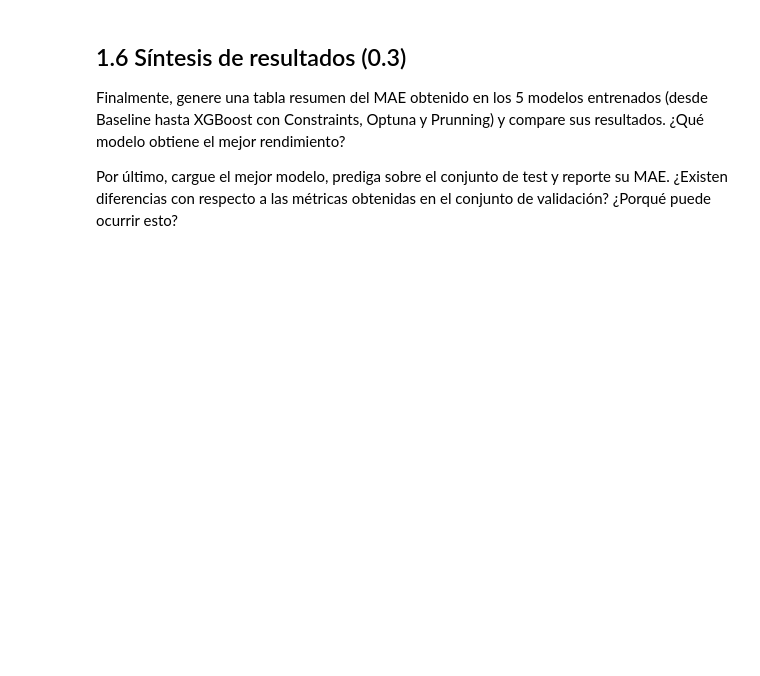
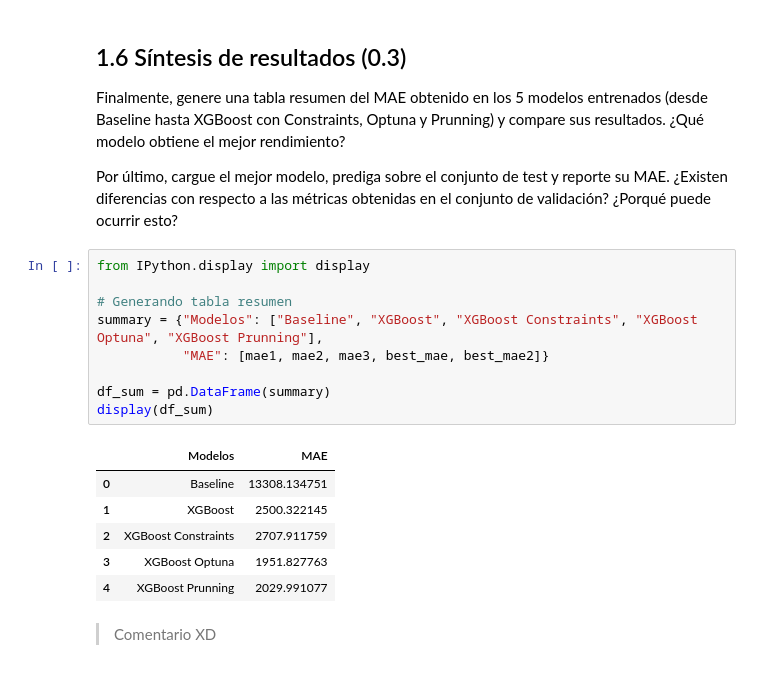
Before and after one commit to SimonSanfeliu/MDS7202-BS, a Jupyter notebook: L9/Lab9_Becerra_Sanfeliú.ipynb, the cells around one changed output. Drawn from its saved outputs; the diff is of its cells as text; blank space fills up the shorter version.

```diff
--- a/L9/Lab9_Becerra_Sanfeliú.ipynb
+++ b/L9/Lab9_Becerra_Sanfeliú.ipynb
@@ -707,3 +697,21 @@ plot_param_importances(study2, target_name="MAE")
 Finalmente, genere una tabla resumen del MAE obtenido en los 5 modelos entrenados (desde Baseline hasta XGBoost con Constraints, Optuna y Prunning) y compare sus resultados. ¿Qué modelo obtiene el mejor rendimiento?
 
 Por último, cargue el mejor modelo, prediga sobre el conjunto de test y reporte su MAE. ¿Existen diferencias con respecto a las métricas obtenidas en el conjunto de validación? ¿Porqué puede ocurrir esto?
+# %%
+from IPython.display import display
+
+# Generando tabla resumen
+summary = {"Modelos": ["Baseline", "XGBoost", "XGBoost Constraints", "XGBoost Optuna", "XGBoost Prunning"],
+           "MAE": [mae1, mae2, mae3, best_mae, best_mae2]}
+
+df_sum = pd.DataFrame(summary)
+display(df_sum)
+# %% [output]
+|  | Modelos | MAE |
+| 0 | Baseline | 13308.134751 |
+| 1 | XGBoost | 2500.322145 |
+| 2 | XGBoost Constraints | 2707.911759 |
+| 3 | XGBoost Optuna | 1951.827763 |
+| 4 | XGBoost Prunning | 2029.991077 |
+# %% [markdown]
+> Comentario XD
```
Also changed, not shown: parts of 7 cells of this notebook.
